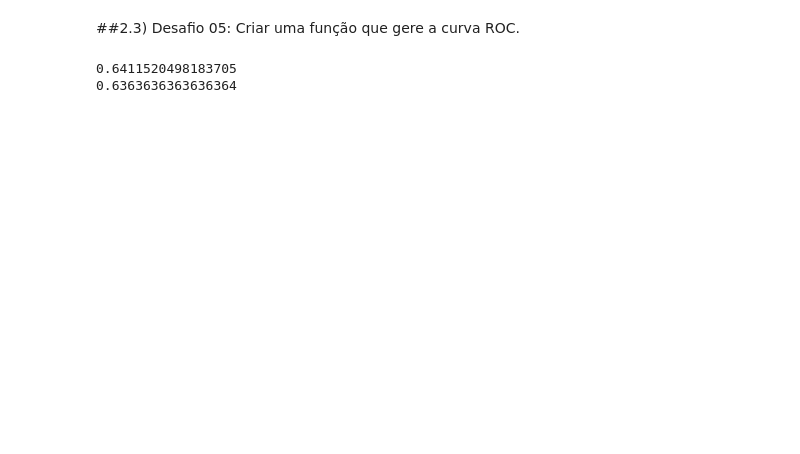
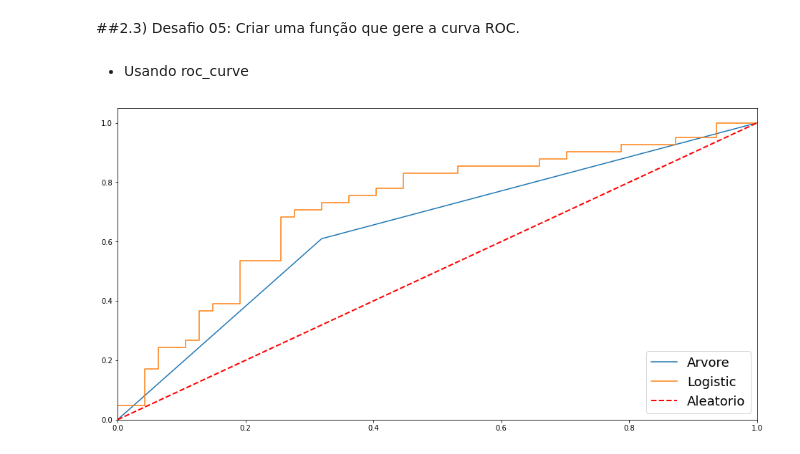
Before and after one commit to HenriqueCCdA/bootCampAluraDataScience, a Jupyter notebook: modulo5/desafios/Aula1_desafio.ipynb, the cells around one changed output. Cells and saved outputs as stored; diff of their text form; code cells hidden in the pictures; blank space fills up the shorter version.

```diff
--- a/modulo5/desafios/Aula1_desafio.ipynb
+++ b/modulo5/desafios/Aula1_desafio.ipynb
@@ -119,6 +127,8 @@ graph
 ##2.3) Desafio 05: Criar uma função que gere a curva ROC.
 # %%
 from sklearn.metrics import roc_auc_score
+from sklearn.linear_model import LogisticRegression
+from sklearn.tree import DecisionTreeClassifier
 
 np.random.seed(73246)
 
@@ -127,15 +137,33 @@ y = dados_limpos["ICU"]
 x = dados_limpos[x_columns].drop(["ICU","WINDOW"], axis=1)
 x_train, x_test, y_train, y_test = train_test_split(x, y, stratify=y)
 
-modelo_arvore = DecisionTreeClassifier(max_depth=3)
 
+# Arvore
+modelo_arvore = DecisionTreeClassifier()
 modelo_arvore.fit(x_train, y_train)
+prob_arvore = modelo_arvore.predict_proba(x_test)
 
-prob_arvore = modelo_arvore.predict_proba(x_test)
-predicao_arvore = modelo_arvore.predict(x_test)
-
-print(roc_auc_score(y_test, prob_arvore[:,1]))
-print(accuracy_score(y_test, predicao_arvore))
+#Logistic
+modelo_lg = LogisticRegression(max_iter=10000)
+modelo_lg.fit(x_train, y_train)
+prob_lg =modelo_lg.predict_proba(x_test)
-# %% [output]
-0.6411520498183705
-0.6363636363636364
+# %% [markdown]
+* Usando roc_curve
+# %%
+from sklearn.metrics import roc_curve
+
+fig, ax = plt.subplots(figsize=(16,8))
+
+arvore_fpr, arvore_tpr, thresholds = roc_curve(y_test, prob_arvore[:,1])
+lg_fpr, lg_tpr, thresholds = roc_curve(y_test, prob_lg[:,1])
+
+ax.plot(arvore_fpr, arvore_tpr, label="Arvore")
+ax.plot(lg_fpr, lg_tpr, label="Logistic")
+ax.plot([0, 1], [0, 1], color = "red" , ls = '--', lw = 2, label = 'Aleatorio')
+ax.legend(loc="lower right",fontsize=18)
+
+ax.set_xlim(0, 1.0)
+ax.set_ylim(0, 1.05)
+plt.show()
+# %% [output]
+[figure, added]
```
Also changed, not shown: parts of 7 cells of this notebook.
